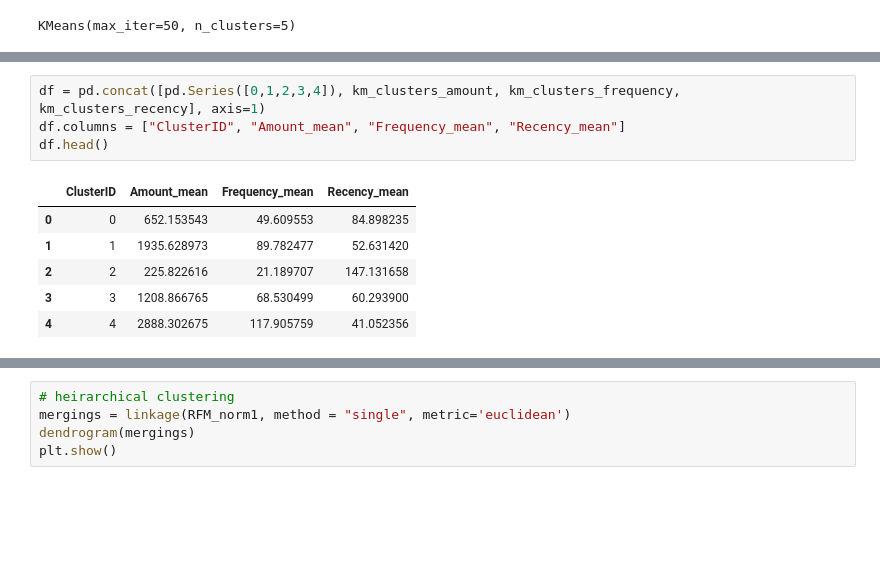
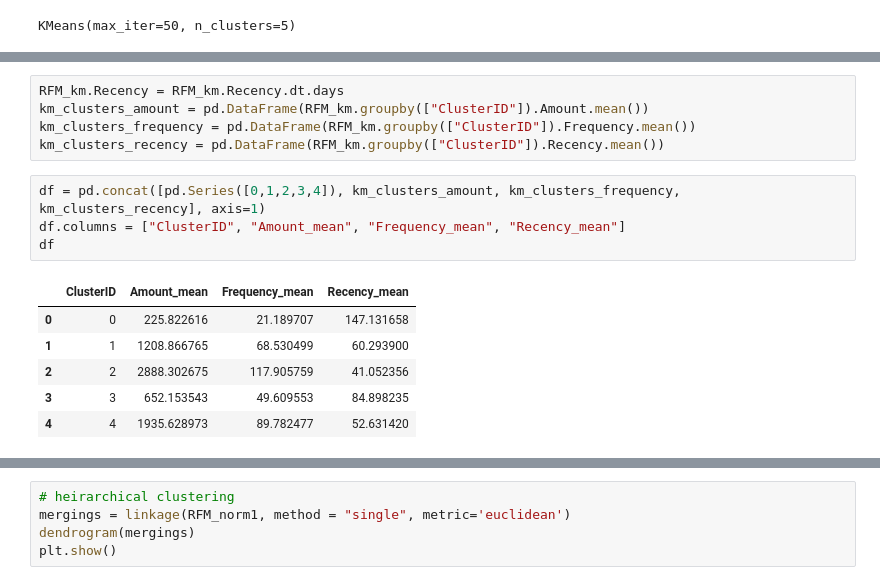
Before and after one commit to mShesha/DSTraining, a Jupyter notebook: Module_9/Clustering/Clustering.ipynb, the cells around one changed output, grey strips where cells are left out. Drawn from its saved outputs; the diff is of its cells as text; blank space fills up the shorter version.

Commit message:
clustering assignment question

```diff
--- a/Module_9/Clustering/Clustering.ipynb
+++ b/Module_9/Clustering/Clustering.ipynb
@@ -268,14 +315,19 @@ km_clusters_recency = pd.DataFrame(RFM_km.groupby(["ClusterID"]).Recency.mean())
+# %%
+RFM_km.Recency = RFM_km.Recency.dt.days
+km_clusters_amount = pd.DataFrame(RFM_km.groupby(["ClusterID"]).Amount.mean())
+km_clusters_frequency = pd.DataFrame(RFM_km.groupby(["ClusterID"]).Frequency.mean())
+km_clusters_recency = pd.DataFrame(RFM_km.groupby(["ClusterID"]).Recency.mean())
 # %%
 df = pd.concat([pd.Series([0,1,2,3,4]), km_clusters_amount, km_clusters_frequency, km_clusters_recency], axis=1)
 df.columns = ["ClusterID", "Amount_mean", "Frequency_mean", "Recency_mean"]
-df.head()
+df
 # %% [output]
 |  | ClusterID | Amount_mean | Frequency_mean | Recency_mean |
-| 0 | 0 | 652.153543 | 49.609553 | 84.898235 |
-| 1 | 1 | 1935.628973 | 89.782477 | 52.631420 |
-| 2 | 2 | 225.822616 | 21.189707 | 147.131658 |
-| 3 | 3 | 1208.866765 | 68.530499 | 60.293900 |
-| 4 | 4 | 2888.302675 | 117.905759 | 41.052356 |
+| 0 | 0 | 225.822616 | 21.189707 | 147.131658 |
+| 1 | 1 | 1208.866765 | 68.530499 | 60.293900 |
+| 2 | 2 | 2888.302675 | 117.905759 | 41.052356 |
+| 3 | 3 | 652.153543 | 49.609553 | 84.898235 |
+| 4 | 4 | 1935.628973 | 89.782477 | 52.631420 |
 # %%
 sns.barplot(x=df.ClusterID, y=df.Amount_mean)
 # %% [output]
```
Also changed, not shown: parts of 13 cells of this notebook, 2 other files.
